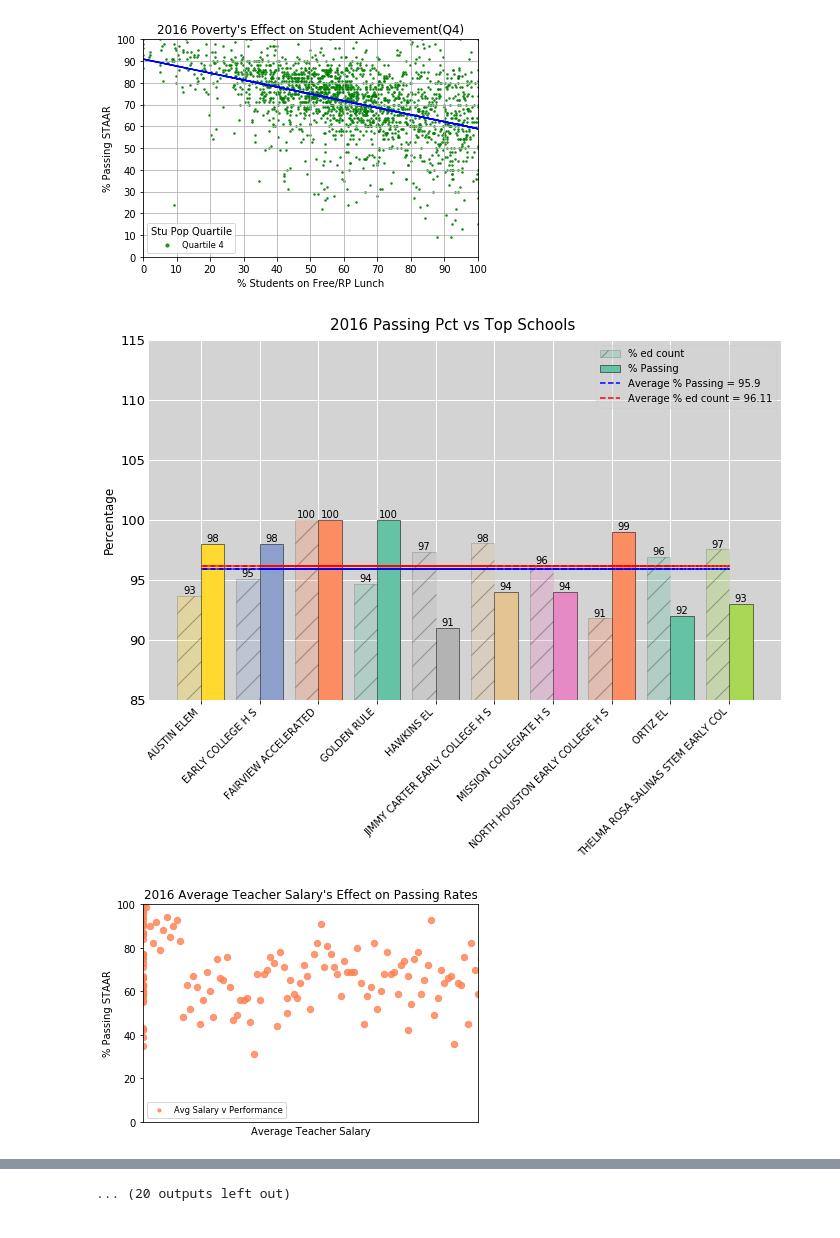
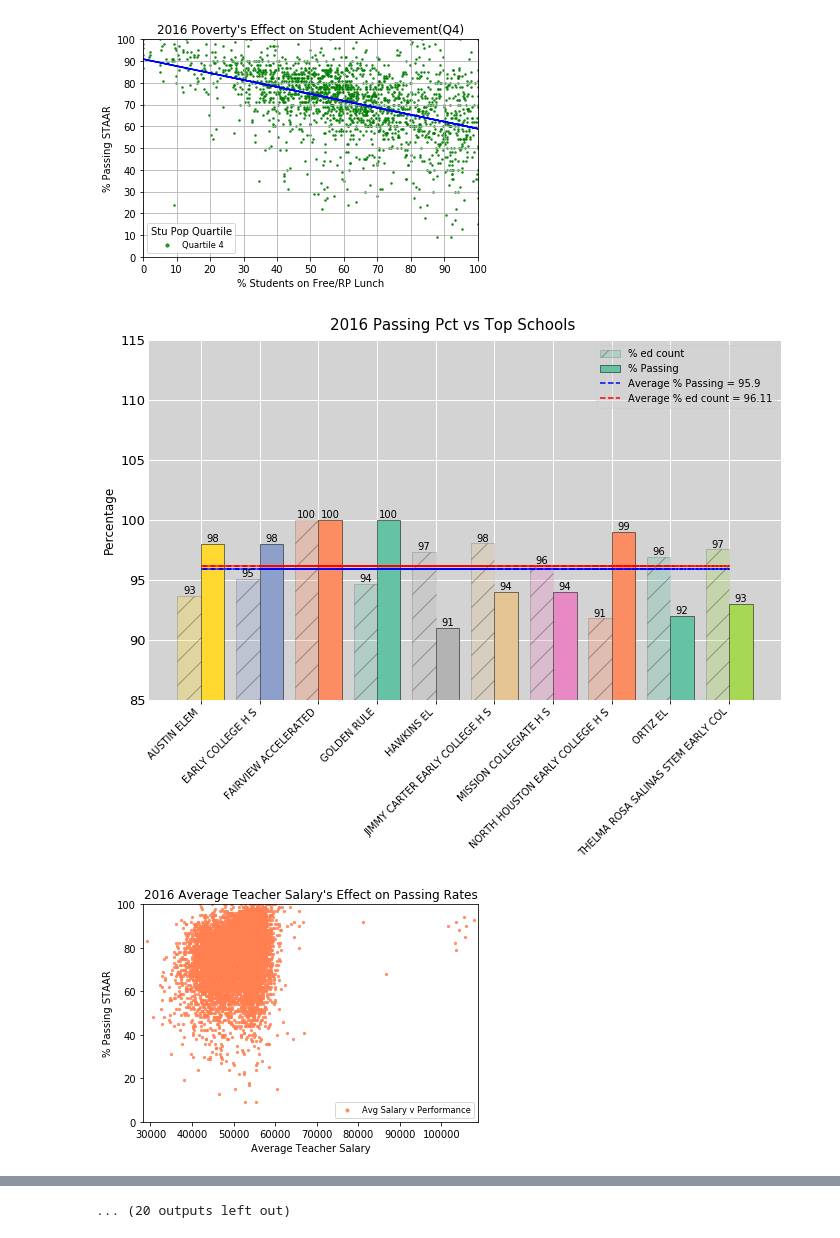
Before and after one commit to schoolperformanceproject/BetterSchools, a Jupyter notebook: final/betterschools_start.ipynb, the cells around one changed output, grey strips where cells are left out. Saved outputs shown, nothing was run; the diff lists cells and outputs as text; code cells hidden in the pictures.

Commit message:
Fixed salary plot and creating csv for top schools

```diff
--- a/final/betterschools_start.ipynb
+++ b/final/betterschools_start.ipynb
@@ -220,6 +220,11 @@ def fx_salary(df_performance,df_student_teacher,df_community):
     df_return = df_community_complete.loc[:,['campus_name',  'avg_salary', 'pct_pass' , 'student_quartile' ,'perf_value_rank', 'community', 'year']]
 
     #cleaning data , duplicates , dropping nulls
+    df_return.replace('.',np.nan,inplace=True)
+    df_return.replace('-2',np.nan,inplace=True)
+    df_return.replace('1',np.nan,inplace=True)
+
+    df_return['avg_salary'] =df_return['avg_salary'].astype('float64')
     df_return.drop_duplicates()
     df_return = df_return.dropna(how='any')
     return df_return
@@ -356,12 +361,13 @@ def fx_sal_perf(DataFrame2,legend_dict):
                   }
     Output:   Display the plot and saving plot in two different file format (jpg and png)
     '''
+
     x = DataFrame2.avg_salary
     y = DataFrame2.pct_pass
 
     plt.scatter(x,
                y,
-               s=40, c='coral', linewidths=1, marker='o',
+               s=5, c='coral', linewidths=1, marker='o',
                alpha=0.8, label='Avg Salary v Performance')
 
     # Incorporate the other graph properties
@@ -376,15 +382,15 @@ def fx_sal_perf(DataFrame2,legend_dict):
                      loc='best',labelspacing=0.5)
     lgnd.legendHandles[0]._sizes = [10]
 
-    plt.xlim(0, 100)
+    plt.xlim(x.min()-1000, x.max()+1000)
     plt.ylim(0, 100)
 
     plt.tick_params(
        axis='x',          # changes apply to the x-axis
        which='both',      # both major and minor ticks are affected
-       bottom='off',      # ticks along the bottom edge are off
+       bottom='on',      # ticks along the bottom edge are off
        top='off',         # ticks along the top edge are off
-       labelbottom='off') # labels along the bottom edge are off
+       labelbottom='on') # labels along the bottom edge are off
 
     # Save Figure
     plt.savefig(legend_dict['filename']+'.jpg')
@@ -627,34 +633,38 @@ for v_interested_year in [2016 , 2015 , 2014, 2013]:
     #### pct Economically disadvantage/ pct passing for top 10 campuses
     legend_dict = {'title' : str(v_interested_year) + ' Passing Pct vs Top Schools',
                    'ylabel' : 'Percentage',
                    'y1label' : '% Passing',
                    'y2label' : '% ed count',
                    'figname' : str(v_interested_year) +' Passing Pct vs Top Schools',
                    'number_of_y_data' : 2,
                    'filename' : str(v_interested_year)+'_ed_top_schools'
                   }
     DataFrameC =DataFrameA.loc[(DataFrameA['perf_value_rank'] < 10),['campus_name','y_data','x_data']]
     rename_dict = {'campus_name': 'x_data', 'y_data': 'y_data' , 'x_data' : 'y2_data'}
     DataFrameC.rename(columns=rename_dict, inplace=True)
     fx_bar_plot(DataFrameC, legend_dict)
+    # copying numeric analysis in file
+    df_topschools_temp = fx_transform_merge(df_performance,df_student_teacher,df_community)
+    df_topschools =df_topschools_temp.loc[(df_topschools_temp['perf_value_rank'] < 10),['campus_name','pct_ed','pct_pass','campus_id','student_count','community','avg_salary','ed_count']]
+    df_topschools.to_csv(legend_dict['filename']+'.csv', index=False, header=True)
 
     #### average salary of teachers vs performance accross all campuses
     legend_dict = {'title' : str(v_interested_year) + " Average Teacher Salary's Effect on Passing Rates",
                    'ylabel' : '% Passing STAAR',
                    'xlabel' : "Average Teacher Salary",
                    'filename' : str(v_interested_year)+'_sal_perf'
                   }
     DataFrame2 = fx_salary(df_performance,df_student_teacher,df_community)
     fx_sal_perf(DataFrame2,legend_dict)
 # %% [output]
 [figure]
 [figure]
 [figure]
 [figure]
 [figure]
 [figure]
 [figure]
-[figure, old version]
+[figure, new version]
 [figure]
 [figure]
 [figure]
```
Also changed, not shown: 14 other files.
